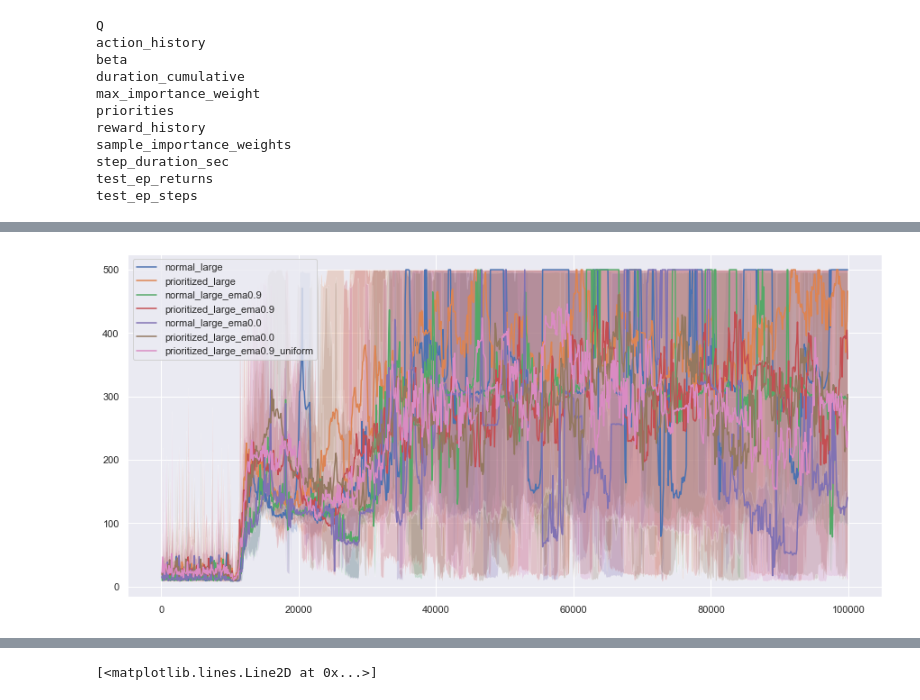
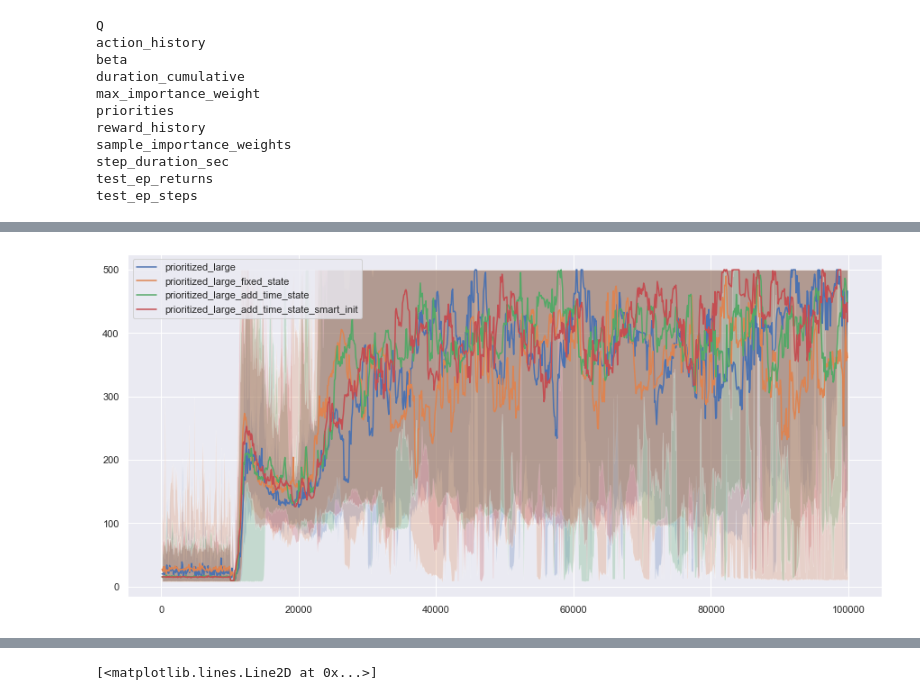
Before and after one commit to justinmaojones/agentflow, a Jupyter notebook: notebooks/eval_results_cartpole_ddg7.ipynb, the cells around one changed output, grey strips where cells are left out. Drawn from its saved outputs; the diff is of its cells as text; code cells hidden in the pictures.

```diff
--- a/notebooks/eval_results_cartpole_ddg7.ipynb
+++ b/notebooks/eval_results_cartpole_ddg7.ipynb
@@ -11,4 +11,4 @@ seaborn.set()
 # %% [output]
 Populating the interactive namespace from numpy and matplotlib
 # %%
-resultsdir = '../results/cartpole_ddpg'
+resultsdir = '../results/cartpole_ddpg7'
@@ -24,6 +37,10 @@ savedirs = {
     'prioritized_large_ema0.0': 'prioritized_buffer_large_ema0.0',
 
     'prioritized_large_ema0.9_uniform': 'prioritized_buffer_large_ema0.9_uniform',
+
+    'prioritized_large_fixed_state': 'prioritized_buffer_large_fixed_state',
+    'prioritized_large_add_time_state': 'prioritized_buffer_large_add_time_state',
+    'prioritized_large_add_time_state_smart_init': 'prioritized_buffer_large_add_time_state_smart_init',
 }
 for k in savedirs:
     savedirs[k] = os.path.join(resultsdir,savedirs[k])
@@ -54,0 +96,3 @@ for sd in savedirs:
+# %%
+for sd in sorted(results):
+    print(sd,results[sd]['test_ep_returns'].shape)
@@ -87,0 +135,11 @@ results[sd]['test_ep_steps'].shape
+# %%
+sds1 = [
+    'normal_large','normal_large_ema0.0','normal_large_ema0.9',
+    'prioritized_large','prioritized_large_ema0.0','prioritized_large_ema0.9',
+]
+
+key = 'test_ep_returns'
+plt.figure(figsize=(15,7))
+for sd in sds1:
+    plot_percentiles(results[sd]['test_ep_steps'][0],results[sd][key].T,label=sd)
+_ = plt.legend()
@@ -88,8 +148,15 @@ results[sd]['test_ep_steps'].shape
 # %%
+sds2 = [
+    'prioritized_large',
+    'prioritized_large_fixed_state',
+    'prioritized_large_add_time_state',
+    'prioritized_large_add_time_state_smart_init',
+]
+
 key = 'test_ep_returns'
 plt.figure(figsize=(15,7))
-for sd in results:
+for sd in sds2:
     plot_percentiles(results[sd]['test_ep_steps'][0],results[sd][key].T,label=sd)
 _ = plt.legend()
 # %% [output]
-[figure, old version]
+[figure, new version]
```
Also changed, not shown: parts of 8 cells of this notebook.
